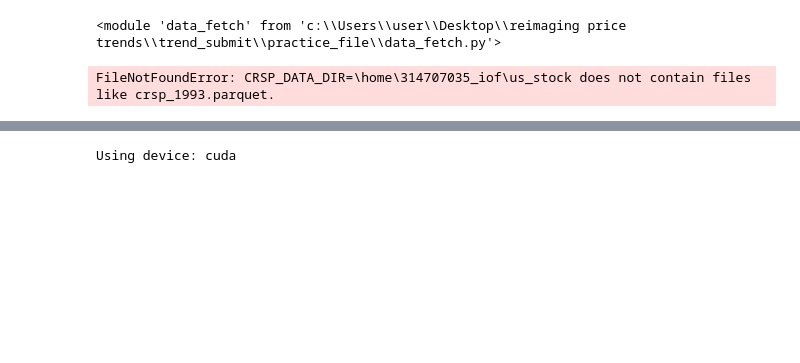
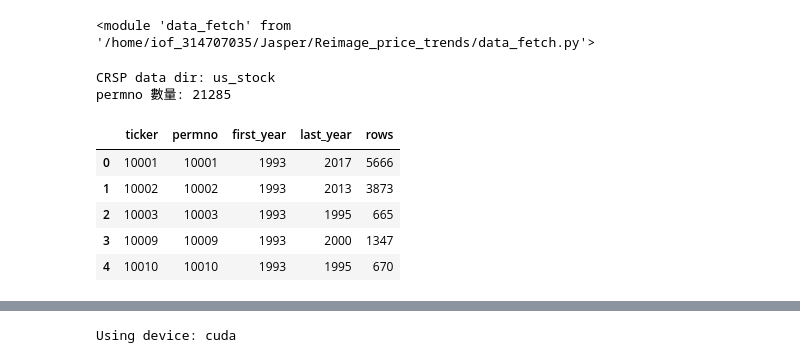
Before and after one commit to zhe1357/Reimage_price_trends, a Jupyter notebook: crsp_data.ipynb, the cells around one changed output, grey strips where cells are left out. Cells and saved outputs as stored; diff of their text form; code cells hidden in the pictures; blank space fills up the shorter version.

```diff
--- a/crsp_data.ipynb
+++ b/crsp_data.ipynb
@@ -1,48 +1,52 @@
-# %%
-import numpy as np
-import torch
-from torch.utils.data import DataLoader, TensorDataset
-import matplotlib.pyplot as plt
-import importlib
-import dataset
-from image_builder import *
-from data_prepare import *
-import data_fetch
-from data_fetch import *
-from data_fetch import _download_single, _read_mops_csv
-
-importlib.reload(dataset)
-importlib.reload(data_fetch)
-# %% [output]
-<module 'data_fetch' from 'c:\\Users\\user\\Desktop\\reimaging price trends\\trend_submit\\practice_file\\data_fetch.py'>
+# %%
+import numpy as np
+import torch
+from torch.utils.data import DataLoader, TensorDataset
+import matplotlib.pyplot as plt
+import importlib
+import dataset
+from image_builder import *
+from data_prepare import *
+import data_fetch
+from data_fetch import *
+from data_fetch import _download_single, _read_mops_csv
+
+importlib.reload(dataset)
+importlib.reload(data_fetch)
+# %% [output]
+<module 'data_fetch' from '/home/iof_314707035/Jasper/Reimage_price_trends/data_fetch.py'>
 # %%
 from dataset import *
 import os
 
-CRSP_DATA_DIR = resolve_crsp_data_dir()
-print(CRSP_DATA_DIR)
-
 START = "1993-01-01"
 END = "2020-12-31"
-TRAIN_END = "1999-12-31"
+TRAIN_END = "2000-12-31"
 SAVE_DIR = "data"
 Market = "US_1993_2020"
-I = 5
-R = 5
+I = 20
+R = 20
 CRSP_DATA_DIR = resolve_crsp_data_dir()
 print("CRSP data dir:", CRSP_DATA_DIR)
 
 TICKERS, crsp_info = get_crsp_permno_universe(
     crsp_data_dir=CRSP_DATA_DIR,
     start=START,
     end=END,
     return_info=True,
 )
 
 print("permno 數量:", len(TICKERS))
 display(crsp_info.head())
 # %% [output]
-FileNotFoundError: CRSP_DATA_DIR=\home\314707035_iof\us_stock does not contain files like crsp_1993.parquet.
+CRSP data dir: us_stock
+permno 數量: 21285
+|  | ticker | permno | first_year | last_year | rows |
+| 0 | 10001 | 10001 | 1993 | 2017 | 5666 |
+| 1 | 10002 | 10002 | 1993 | 2013 | 3873 |
+| 2 | 10003 | 10003 | 1993 | 1995 | 665 |
+| 3 | 10009 | 10009 | 1993 | 2000 | 1347 |
+| 4 | 10010 | 10010 | 1993 | 1995 | 670 |
 # %%
 X_trainval, y_trainval, X_test, y_test, meta = build_research_dataset(
     tickers=TICKERS,
```
Also changed, not shown: parts of 16 cells of this notebook, 6 other files.
